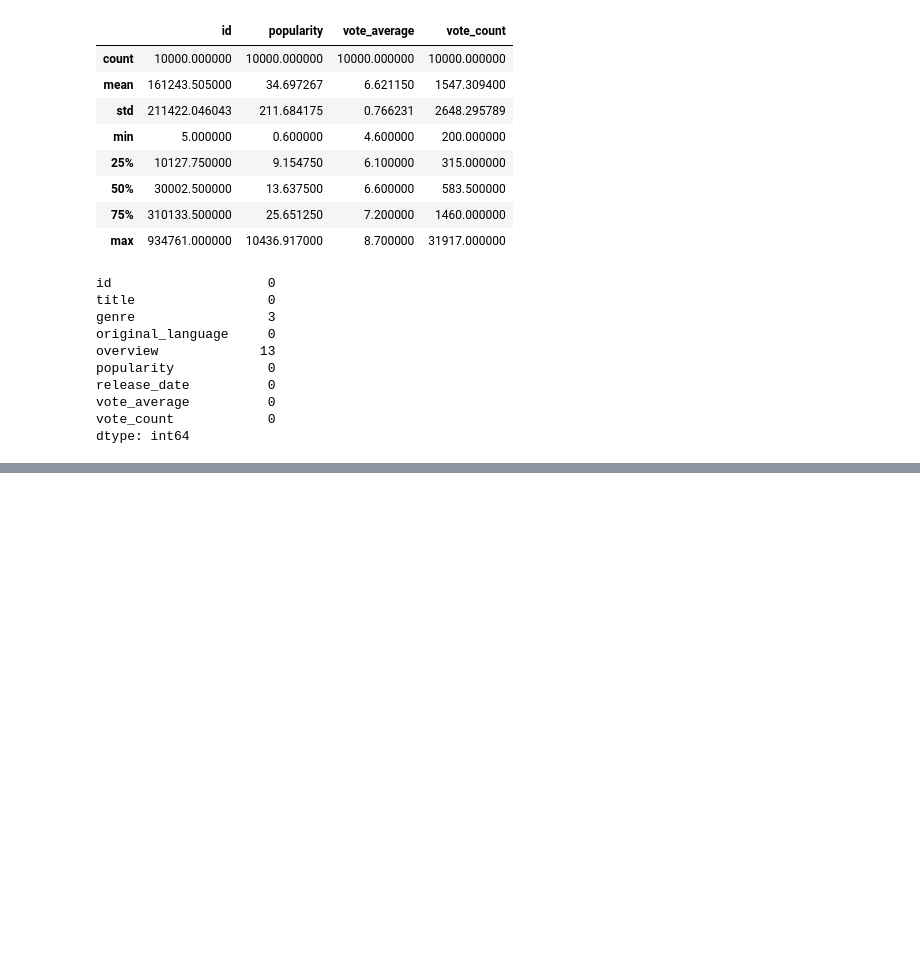
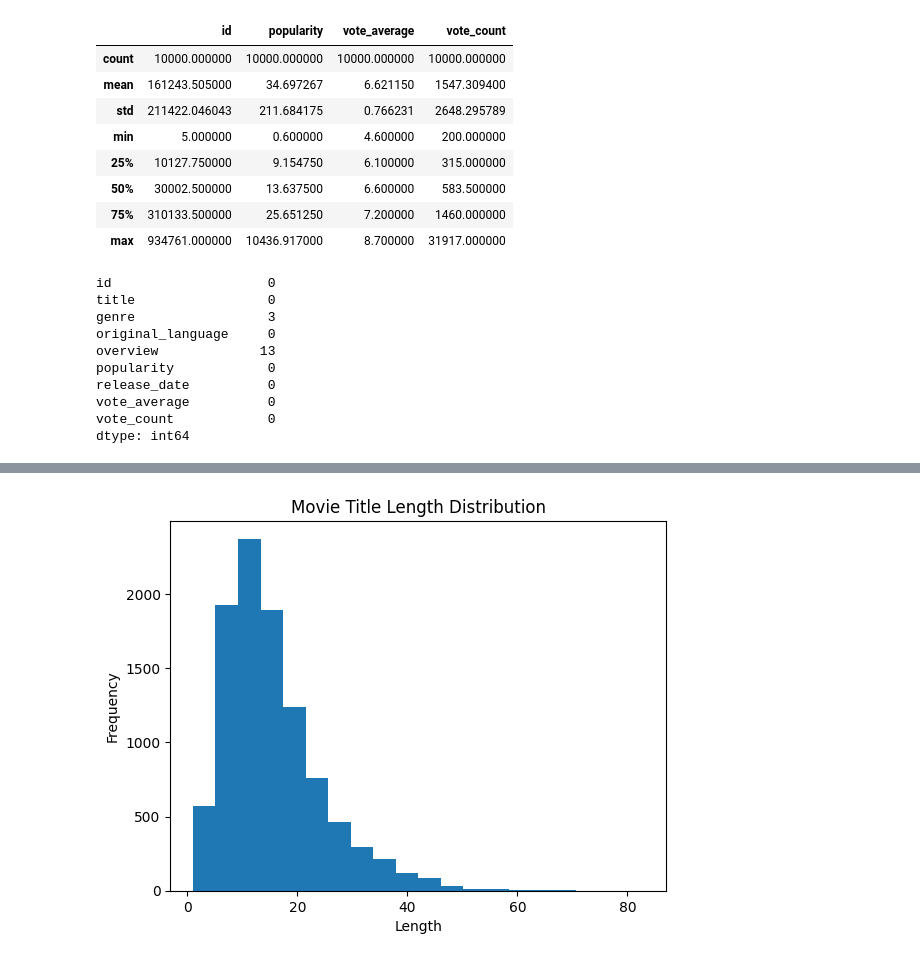
Before and after one commit to thomasgodfrey448-netizen/Recommended-Movie-system, a Jupyter notebook: movie_rec.ipynb, the cells around one changed output, grey strips where cells are left out. Cells and saved outputs as stored; diff of their text form; code cells hidden in the pictures; blank space fills up the shorter version.

```diff
--- a/movie_rec.ipynb
+++ b/movie_rec.ipynb
@@ -234,0 +104,12 @@ Recommendations for 'The Shawshank Redemption':
+# %%
+plt.hist(data["title_length"], bins=20)
+
+plt.title("Movie Title Length Distribution")
+
+plt.xlabel("Length")
+
+plt.ylabel("Frequency")
+
+plt.show()
+# %% [output]
+[figure, added]
```
Also changed, not shown: parts of 28 cells of this notebook.
